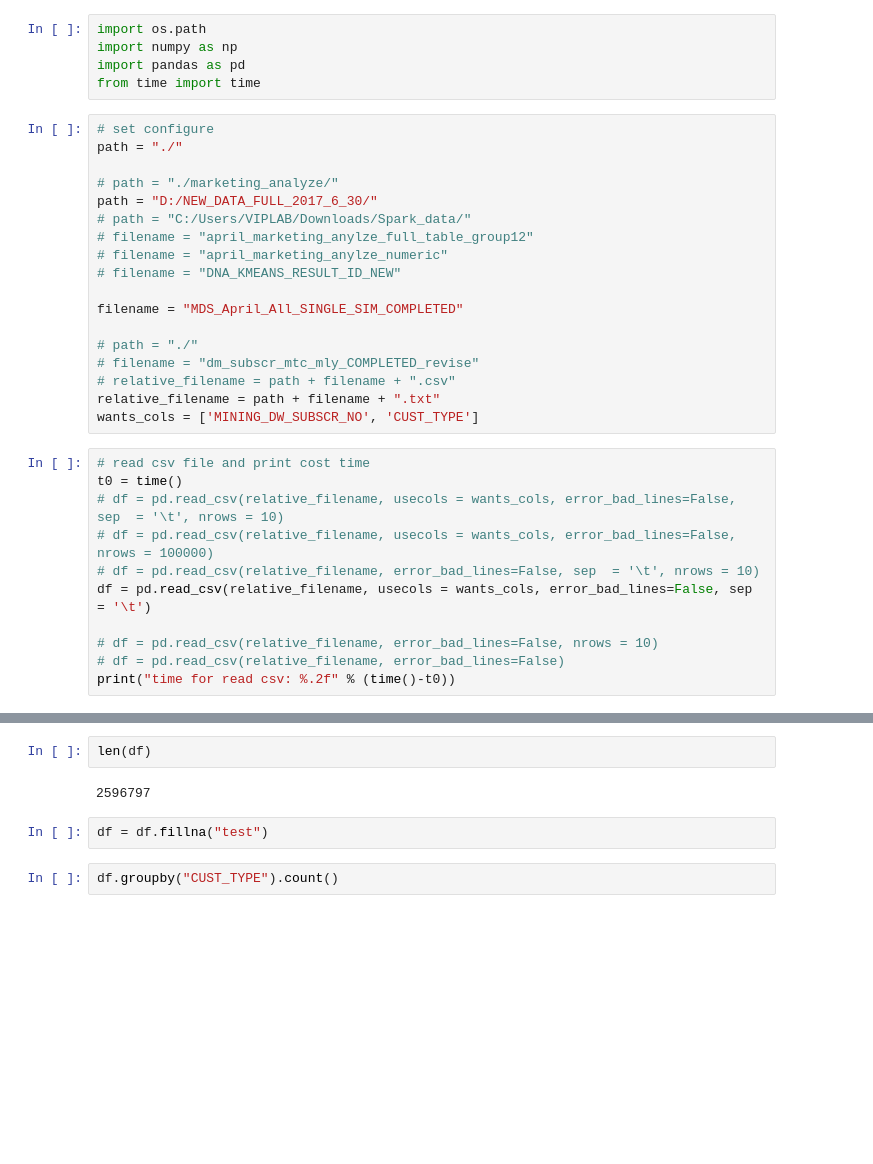
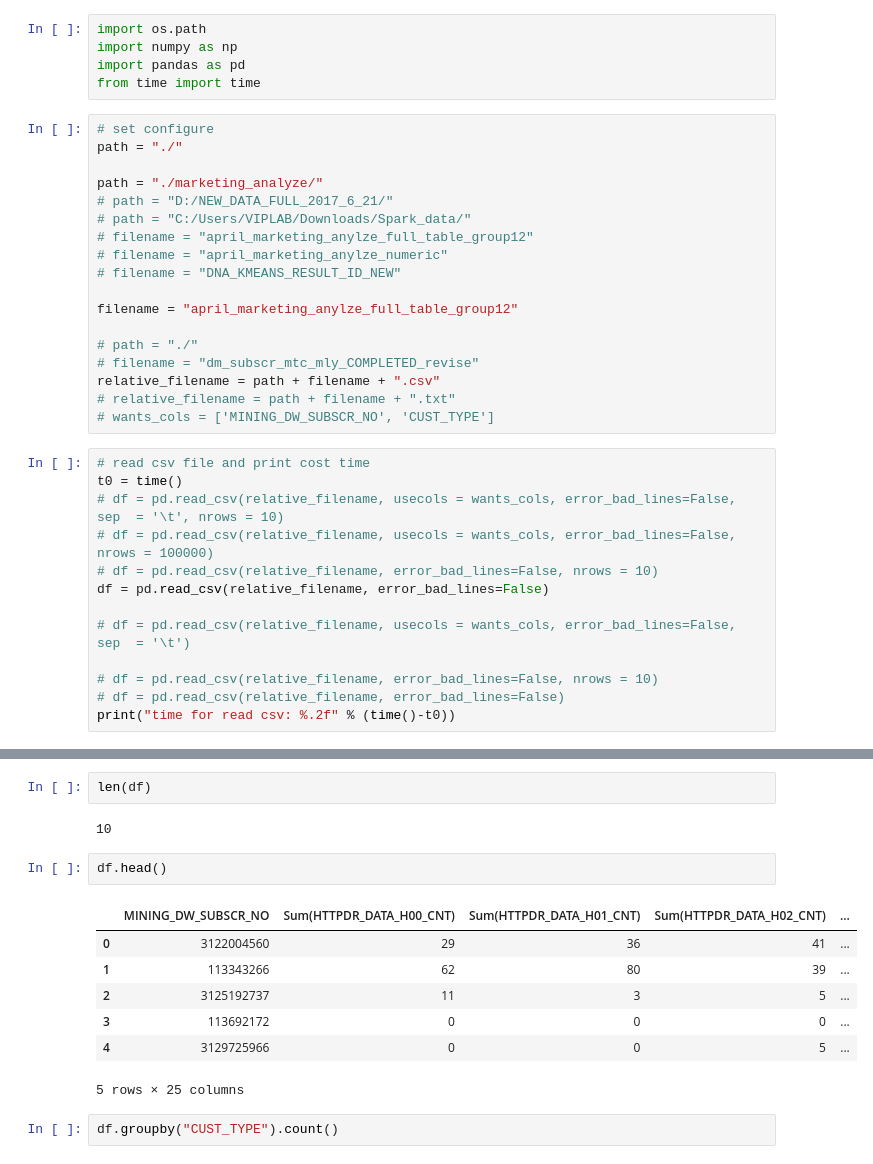
Before and after one commit to xiaosean/preprocess_py, a Jupyter notebook: csv_lookhead.ipynb, the cells around one changed output, grey strips where cells are left out. Saved outputs shown, nothing was run; the diff lists cells and outputs as text; blank space fills up the shorter version.

```diff
--- a/csv_lookhead.ipynb
+++ b/csv_lookhead.ipynb
@@ -7,27 +7,29 @@ from time import time
 # set configure
 path = "./"
 
-# path = "./marketing_analyze/"
-path = "D:/NEW_DATA_FULL_2017_6_30/"
+path = "./marketing_analyze/"
+# path = "D:/NEW_DATA_FULL_2017_6_21/"
 # path = "C:/Users/VIPLAB/Downloads/Spark_data/"
 # filename = "april_marketing_anylze_full_table_group12"
 # filename = "april_marketing_anylze_numeric"
 # filename = "DNA_KMEANS_RESULT_ID_NEW"
 
-filename = "MDS_April_All_SINGLE_SIM_COMPLETED"
+filename = "april_marketing_anylze_full_table_group12"
 
 # path = "./"
 # filename = "dm_subscr_mtc_mly_COMPLETED_revise"
-# relative_filename = path + filename + ".csv"
-relative_filename = path + filename + ".txt"
-wants_cols = ['MINING_DW_SUBSCR_NO', 'CUST_TYPE']
+relative_filename = path + filename + ".csv"
+# relative_filename = path + filename + ".txt"
+# wants_cols = ['MINING_DW_SUBSCR_NO', 'CUST_TYPE']
 # %%
 # read csv file and print cost time
 t0 = time()
 # df = pd.read_csv(relative_filename, usecols = wants_cols, error_bad_lines=False, sep  = '\t', nrows = 10)
 # df = pd.read_csv(relative_filename, usecols = wants_cols, error_bad_lines=False, nrows = 100000)
-# df = pd.read_csv(relative_filename, error_bad_lines=False, sep  = '\t', nrows = 10)
-df = pd.read_csv(relative_filename, usecols = wants_cols, error_bad_lines=False, sep  = '\t')
+# df = pd.read_csv(relative_filename, error_bad_lines=False, nrows = 10)
+df = pd.read_csv(relative_filename, error_bad_lines=False)
+
+# df = pd.read_csv(relative_filename, usecols = wants_cols, error_bad_lines=False, sep  = '\t')
 
 # df = pd.read_csv(relative_filename, error_bad_lines=False, nrows = 10)
 # df = pd.read_csv(relative_filename, error_bad_lines=False)
@@ -41,9 +63,17 @@ list(df.columns)
 # %%
 len(df)
 # %% [output]
-2596797
+10
-# %%
-df = df.fillna("test")
+# %%
+df.head()
+# %% [output]
+|  | MINING_DW_SUBSCR_NO | Sum(HTTPDR_DATA_H00_CNT) | Sum(HTTPDR_DATA_H01_CNT) | Sum(HTTPDR_DATA_H02_CNT) | ... |
+| 0 | 3122004560 | 29 | 36 | 41 | ... |
+| 1 | 113343266 | 62 | 80 | 39 | ... |
+| 2 | 3125192737 | 11 | 3 | 5 | ... |
+| 3 | 113692172 | 0 | 0 | 0 | ... |
+| 4 | 3129725966 | 0 | 0 | 5 | ... |
+5 rows × 25 columns
 # %%
 df.groupby("CUST_TYPE").count()
 # %% [output]
```
Also changed, not shown: parts of 3 cells of this notebook, 2 other files.
